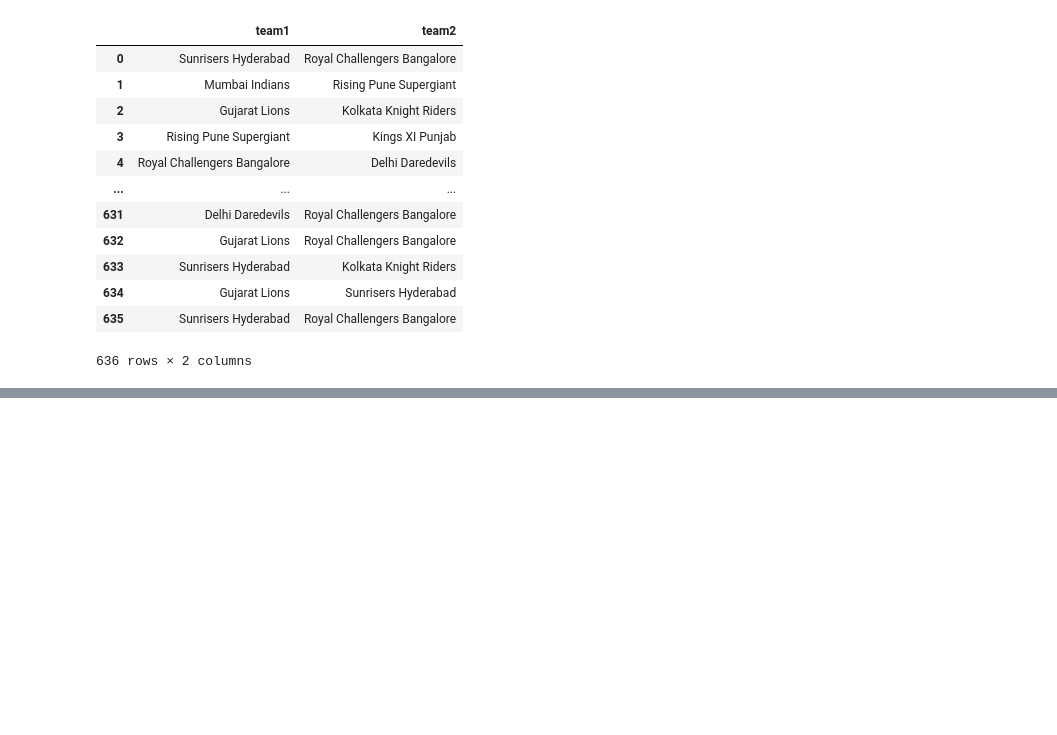
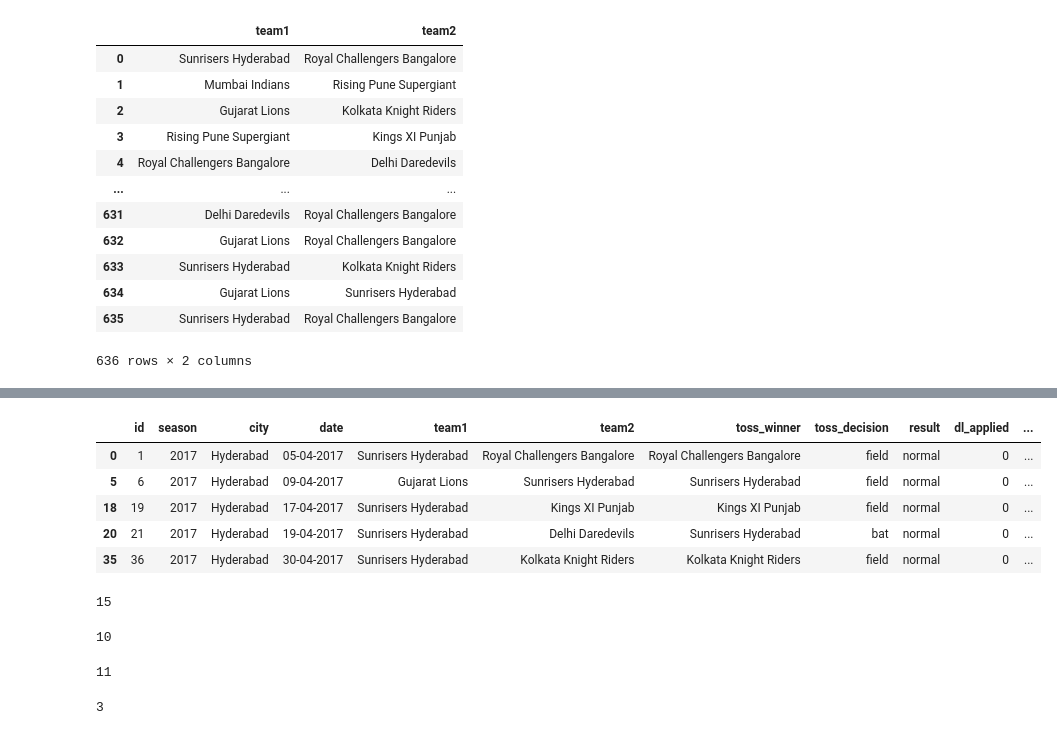
Before and after one commit to Srishti36912/Python_clg, a Jupyter notebook: ipl.ipynb, the cells around one changed output, grey strips where cells are left out. Saved outputs shown, nothing was run; the diff lists cells and outputs as text; code cells hidden in the pictures; blank space fills up the shorter version.

```diff
--- a/ipl.ipynb
+++ b/ipl.ipynb
@@ -375,0 +452,2 @@ df.loc[:,["team1","team2"]] # you cannot use integer based indexing for columns
+# %%
+fil2 = df["season"] > 2015
@@ -375,0 +469,15 @@ df.loc[:,["team1","team2"]] # you cannot use integer based indexing for columns
+# %%
+fil1 = df["city"] == "Hyderabad"
+# %%
+df[fil1 & fil2].head()
+# %% [output]
+|  | id | season | city | date | team1 | team2 | toss_winner | toss_decision | result | dl_applied | ... |
+| 0 | 1 | 2017 | Hyderabad | 05-04-2017 | Sunrisers Hyderabad | Royal Challengers Bangalore | Royal Challengers Bangalore | field | normal | 0 | ... |
+| 5 | 6 | 2017 | Hyderabad | 09-04-2017 | Gujarat Lions | Sunrisers Hyderabad | Sunrisers Hyderabad | field | normal | 0 | ... |
+| 18 | 19 | 2017 | Hyderabad | 17-04-2017 | Sunrisers Hyderabad | Kings XI Punjab | Kings XI Punjab | field | normal | 0 | ... |
+| 20 | 21 | 2017 | Hyderabad | 19-04-2017 | Sunrisers Hyderabad | Delhi Daredevils | Sunrisers Hyderabad | bat | normal | 0 | ... |
+| 35 | 36 | 2017 | Hyderabad | 30-04-2017 | Sunrisers Hyderabad | Kolkata Knight Riders | Kolkata Knight Riders | field | normal | 0 | ... |
+# %%
+df[fil1 & fil2].shape[0] # total 15 matches were played in hyderabad after 2015
+# %% [output]
+15
@@ -375,0 +490,12 @@ df.loc[:,["team1","team2"]] # you cannot use integer based indexing for columns
+# %%
+city_match_after15("Rajkot")  # total 10 matches were played in Rajkot after 2015
+# %% [output]
+10
+# %%
+city_match_after15("Pune")  # total 11 matches were played in Pune after 2015
+# %% [output]
+11
+# %%
+city_match_after15("Indore")
+# %% [output]
+3
```
Also changed, not shown: parts of 13 cells of this notebook.
